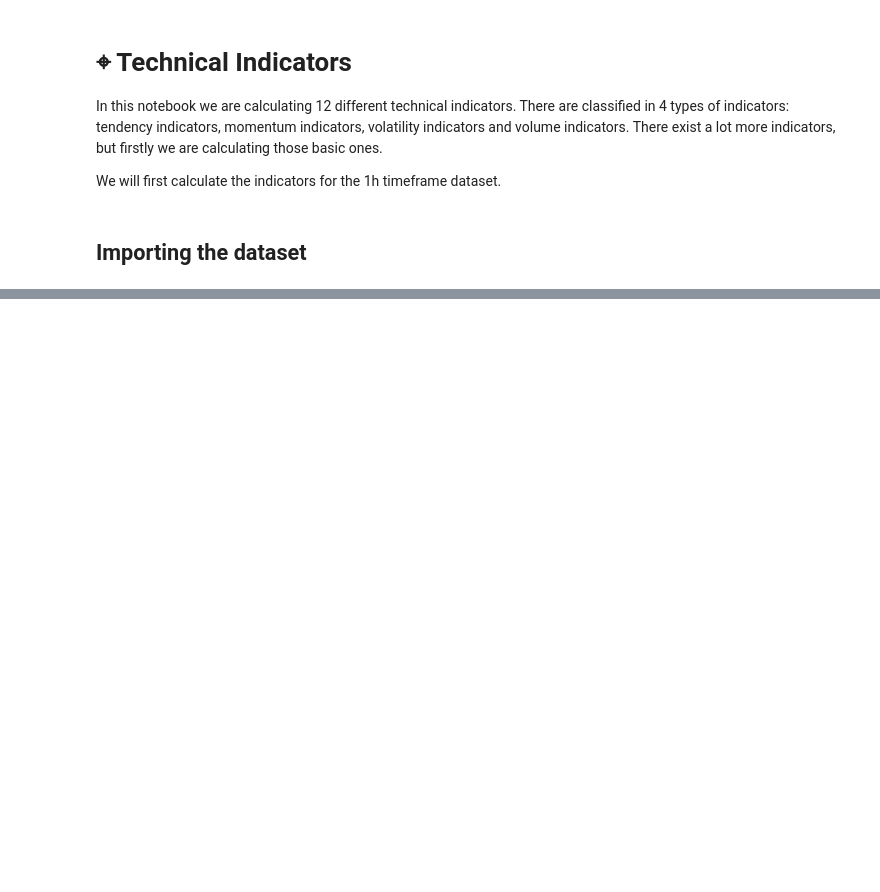
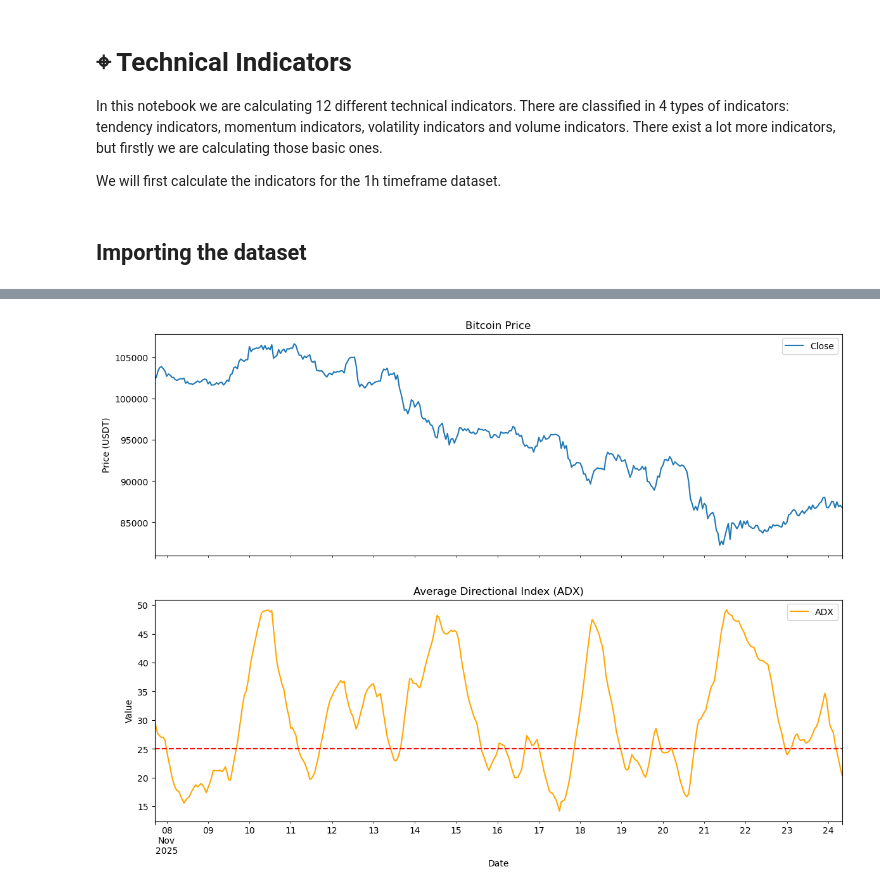
Before and after one commit to MartinCampillo-AT/Project-AT, a Jupyter notebook: notebooks/03_technical_indicators.ipynb, the cells around one changed output, grey strips where cells are left out. Cells and saved outputs as stored; diff of their text form; code cells hidden in the pictures; blank space fills up the shorter version.

```diff
--- a/notebooks/03_technical_indicators.ipynb
+++ b/notebooks/03_technical_indicators.ipynb
@@ -26,0 +81,18 @@ They indicate the general direccion of the price.
+# %%
+!pip install ta-Lib
+import talib as ta
+# ADX Calculation
+df['ADX'] = ta.ADX(df['High'], df['Low'], df['Close'], timeperiod=14)
+df_sample = df.tail(400)
+# Plotting ADX
+fig, ax = plt.subplots(2,1, figsize=(14,10), sharex=True)
+df_sample[['Close']].plot(ax=ax[0])
+ax[0].set_title('Bitcoin Price')
+ax[0].set_ylabel('Price (USDT)')
+df_sample[['ADX']].plot(ax=ax[1], color='orange')
+ax[1].axhline(25, color='red', linestyle='--', label='Threshold (25)')
+ax[1].set_title('Average Directional Index (ADX)')
+ax[1].set_ylabel('Value')
+plt.xlabel('Date')
+plt.show()
+# %% [output]
@@ -26,0 +105 @@ They indicate the general direccion of the price.
+[figure, added]
```
Also changed, not shown: parts of 33 cells of this notebook, 1 other file.
